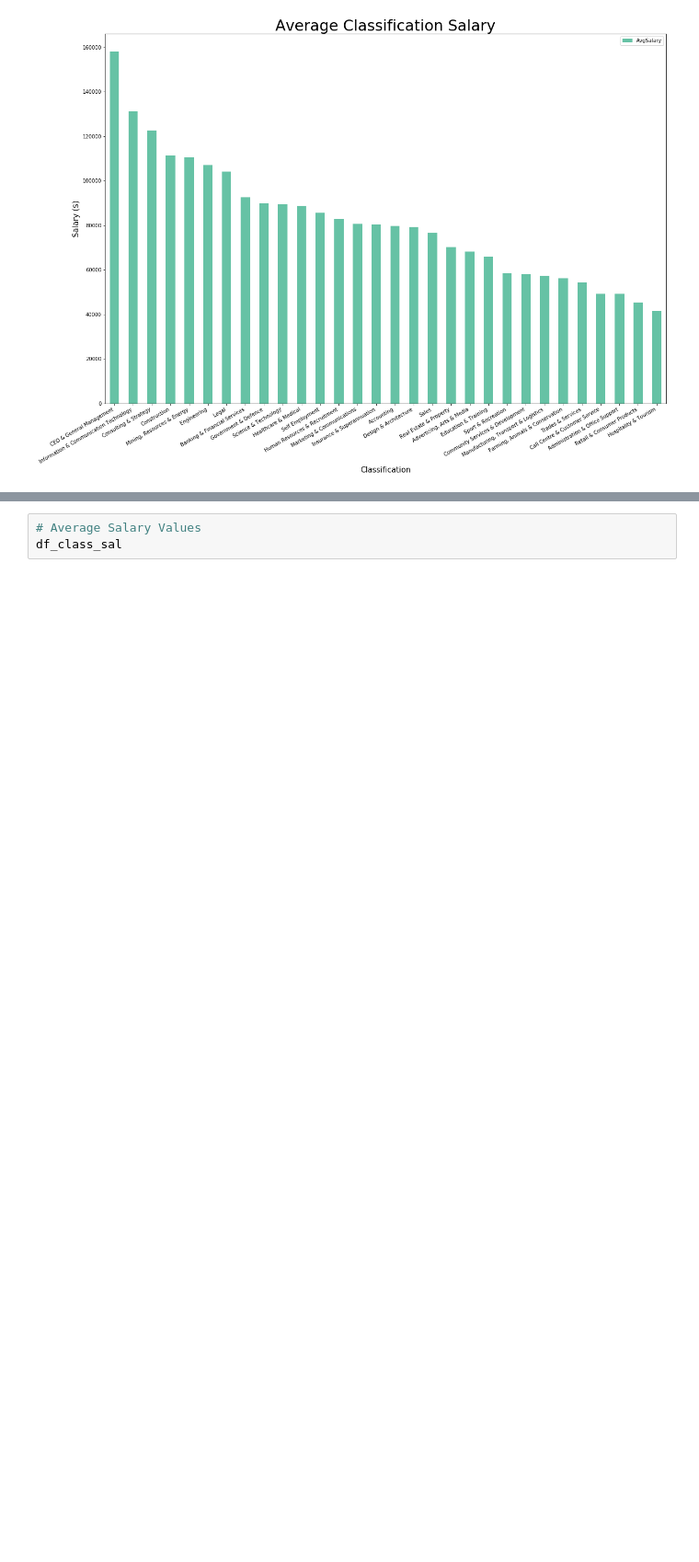
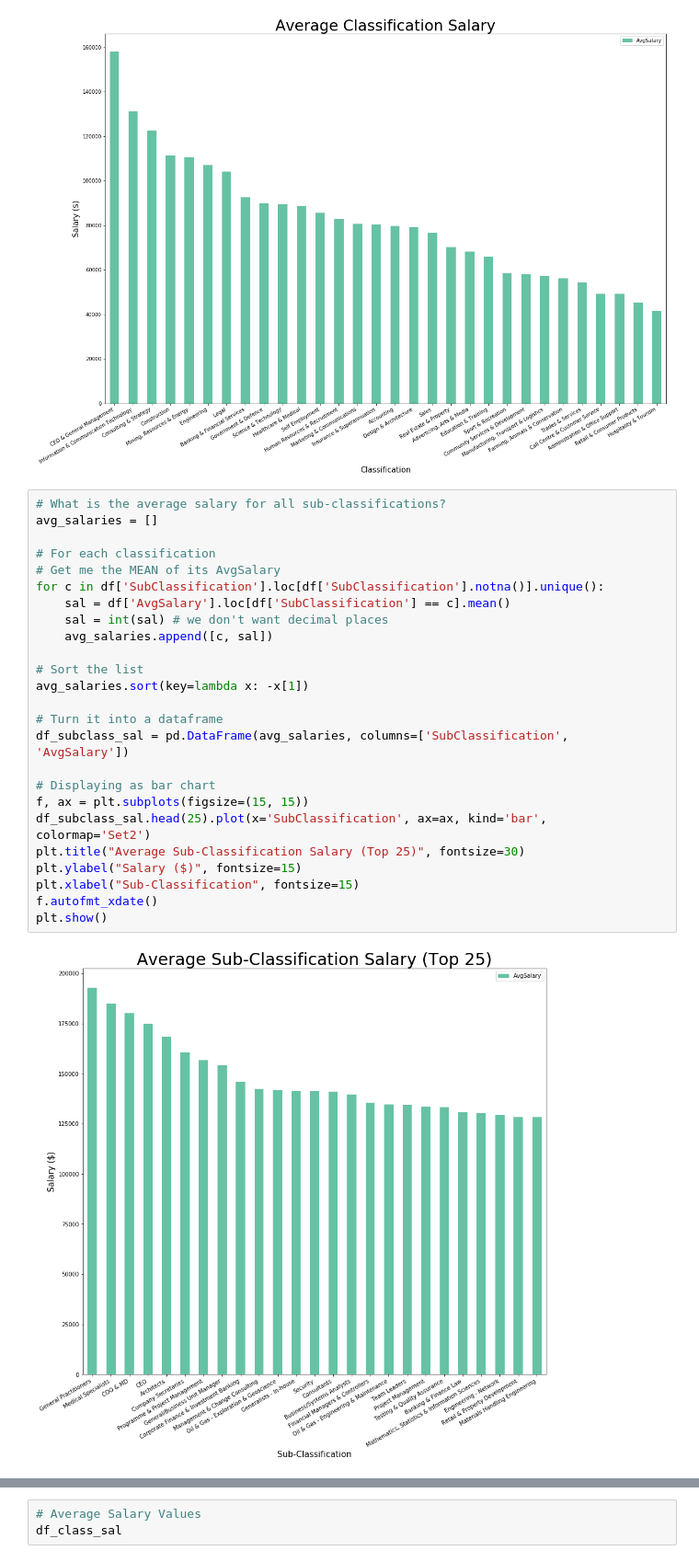
Before and after one commit to lucas-two/Job-Market-Analysis, a Jupyter notebook: src/assignment.ipynb, the cells around one changed output, grey strips where cells are left out. Shown at 92% size. Cells and saved outputs as stored; diff of their text form; blank space fills up the shorter version.

```diff
--- a/src/assignment.ipynb
+++ b/src/assignment.ipynb
@@ -953,3 +953,30 @@ f.autofmt_xdate()
 plt.show()
 # %% [output]
 [figure]
+# %%
+# What is the average salary for all sub-classifications?
+avg_salaries = []
+
+# For each classification
+# Get me the MEAN of its AvgSalary
+for c in df['SubClassification'].loc[df['SubClassification'].notna()].unique():
+    sal = df['AvgSalary'].loc[df['SubClassification'] == c].mean()
+    sal = int(sal) # we don't want decimal places
+    avg_salaries.append([c, sal])
+
+# Sort the list
+avg_salaries.sort(key=lambda x: -x[1])
+
+# Turn it into a dataframe
+df_subclass_sal = pd.DataFrame(avg_salaries, columns=['SubClassification', 'AvgSalary'])
+
+# Displaying as bar chart
+f, ax = plt.subplots(figsize=(15, 15))
+df_subclass_sal.head(25).plot(x='SubClassification', ax=ax, kind='bar', colormap='Set2')
+plt.title("Average Sub-Classification Salary (Top 25)", fontsize=30)
+plt.ylabel("Salary ($)", fontsize=15)
+plt.xlabel("Sub-Classification", fontsize=15)
+f.autofmt_xdate()
+plt.show()
+# %% [output]
+[figure, added]
```
Also changed, not shown: parts of 1 cell of this notebook.
